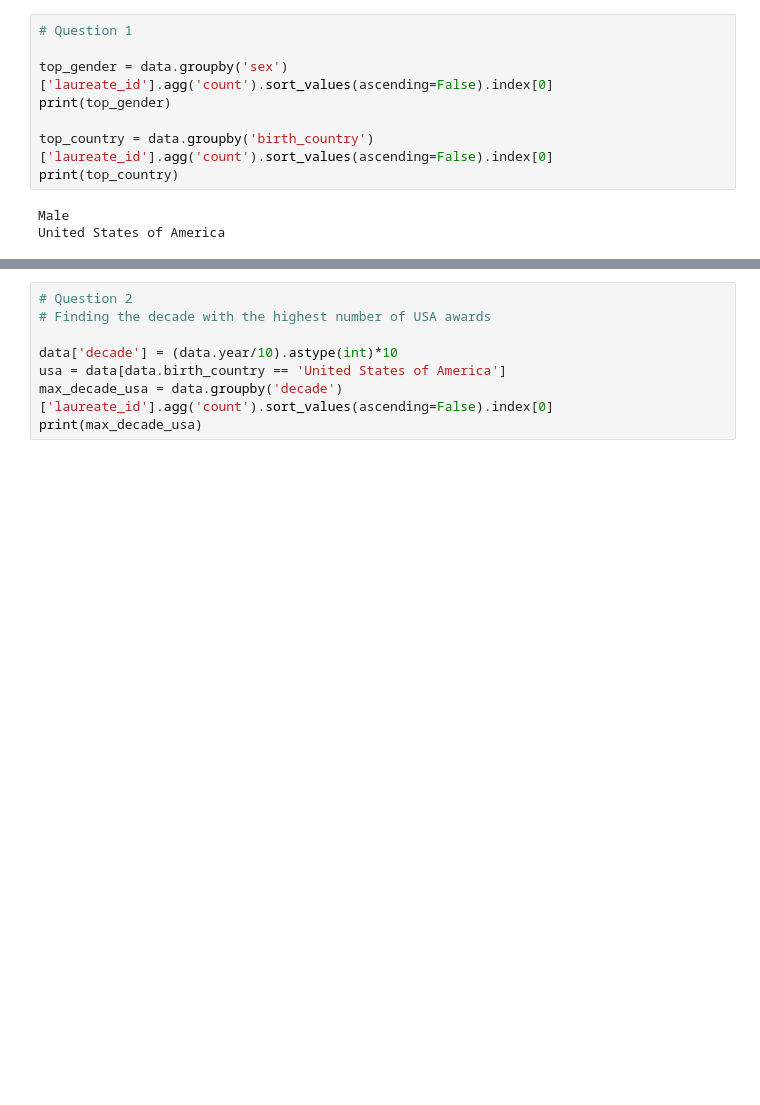
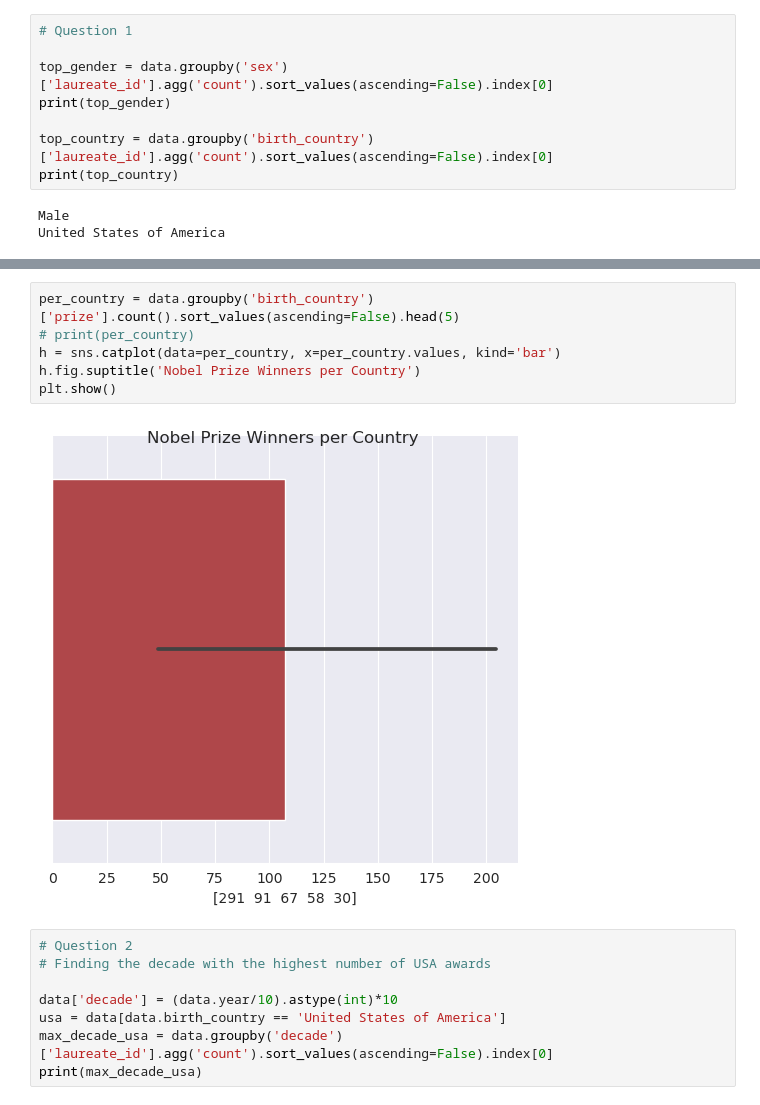
Before and after one commit to carlosjesuscaro/data_analysis_nobelprize, a Jupyter notebook: main.ipynb, the cells around one changed output, grey strips where cells are left out. Saved outputs shown, nothing was run; the diff lists cells and outputs as text; blank space fills up the shorter version.

```diff
--- a/main.ipynb
+++ b/main.ipynb
@@ -73,3 +81,11 @@ United States of America
+# %%
+per_country = data.groupby('birth_country')['prize'].count().sort_values(ascending=False).head(5)
+# print(per_country)
+h = sns.catplot(data=per_country, x=per_country.values, kind='bar')
+h.fig.suptitle('Nobel Prize Winners per Country')
+plt.show()
+# %% [output]
+[figure, added]
 # %%
 # Question 2
 # Finding the decade with the highest number of USA awards
```
Also changed, not shown: parts of 1 cell of this notebook.
